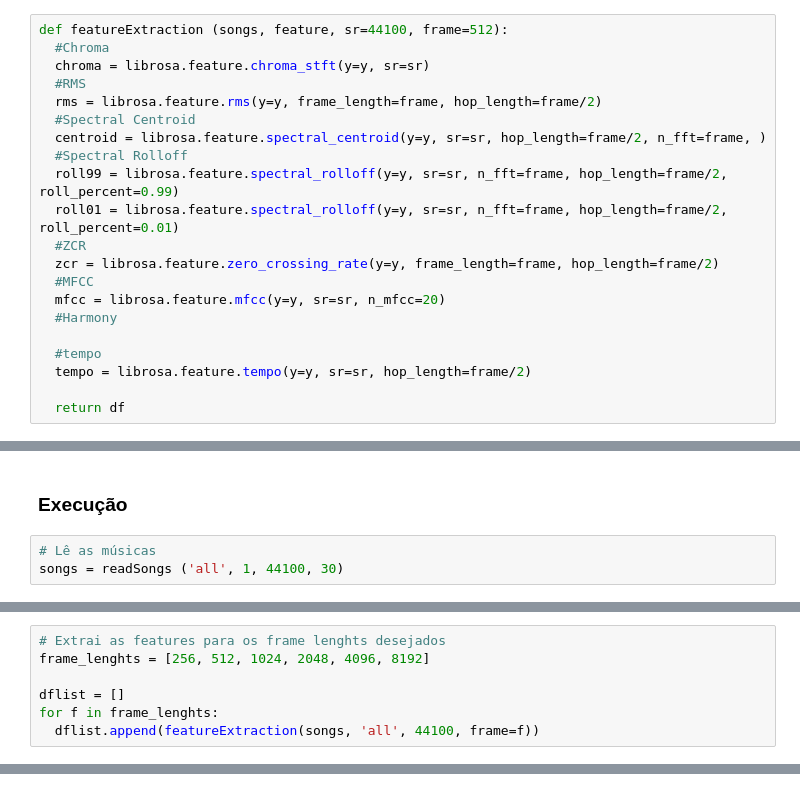
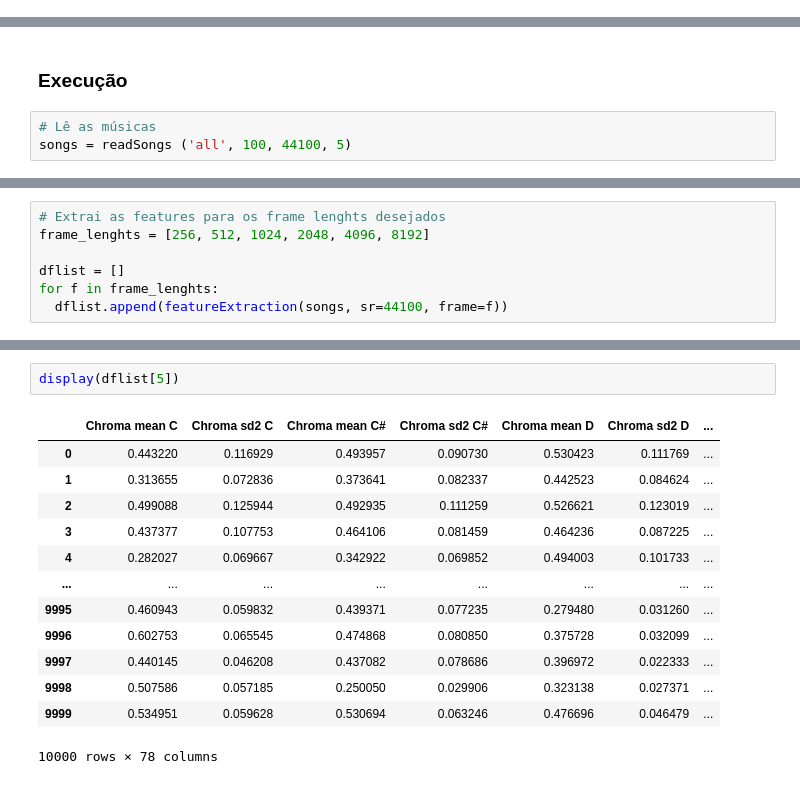
Before and after one commit to andryll/MGR-IC, a Jupyter notebook: codes/Feature_Extraction_v2.ipynb, the cells around one changed output, grey strips where cells are left out. Cells and saved outputs as stored; diff of their text form.

```diff
--- a/codes/Feature_Extraction_v2.ipynb
+++ b/codes/Feature_Extraction_v2.ipynb
@@ -78,24 +78,3 @@ def readSongs (genre, numSongs, sr=44100, duration = 30):
   return new_songs
 # %% [markdown]
 ### Extração das Features
-# %%
-def featureExtraction (songs, feature, sr=44100, frame=512):
-  #Chroma
-  chroma = librosa.feature.chroma_stft(y=y, sr=sr)
-  #RMS
-  rms = librosa.feature.rms(y=y, frame_length=frame, hop_length=frame/2)
-  #Spectral Centroid
-  centroid = librosa.feature.spectral_centroid(y=y, sr=sr, hop_length=frame/2, n_fft=frame, )
-  #Spectral Rolloff
-  roll99 = librosa.feature.spectral_rolloff(y=y, sr=sr, n_fft=frame, hop_length=frame/2, roll_percent=0.99)
-  roll01 = librosa.feature.spectral_rolloff(y=y, sr=sr, n_fft=frame, hop_length=frame/2, roll_percent=0.01)
-  #ZCR
-  zcr = librosa.feature.zero_crossing_rate(y=y, frame_length=frame, hop_length=frame/2)
-  #MFCC
-  mfcc = librosa.feature.mfcc(y=y, sr=sr, n_mfcc=20)
-  #Harmony
-
-  #tempo
-  tempo = librosa.feature.tempo(y=y, sr=sr, hop_length=frame/2)
-
-  return df
@@ -103,4 +177,4 @@ def featureExtraction (songs, feature, sr=44100, frame=512):
 ### Execução
 # %%
 # Lê as músicas
-songs = readSongs ('all', 1, 44100, 30)
+songs = readSongs ('all', 100, 44100, 5)
@@ -110,5 +196,5 @@ frame_lenghts = [256, 512, 1024, 2048, 4096, 8192]
 
 dflist = []
 for f in frame_lenghts:
-  dflist.append(featureExtraction(songs, 'all', 44100, frame=f))
+  dflist.append(featureExtraction(songs, sr=44100, frame=f))
 # %%
@@ -131,0 +239,16 @@ print(sd2)
+# %%
+display(dflist[5])
+# %% [output]
+|  | Chroma mean C | Chroma sd2 C | Chroma mean C# | Chroma sd2 C# | Chroma mean D | Chroma sd2 D | ... |
+| 0 | 0.443220 | 0.116929 | 0.493957 | 0.090730 | 0.530423 | 0.111769 | ... |
+| 1 | 0.313655 | 0.072836 | 0.373641 | 0.082337 | 0.442523 | 0.084624 | ... |
+| 2 | 0.499088 | 0.125944 | 0.492935 | 0.111259 | 0.526621 | 0.123019 | ... |
+| 3 | 0.437377 | 0.107753 | 0.464106 | 0.081459 | 0.464236 | 0.087225 | ... |
+| 4 | 0.282027 | 0.069667 | 0.342922 | 0.069852 | 0.494003 | 0.101733 | ... |
+| ... | ... | ... | ... | ... | ... | ... | ... |
+| 9995 | 0.460943 | 0.059832 | 0.439371 | 0.077235 | 0.279480 | 0.031260 | ... |
+| 9996 | 0.602753 | 0.065545 | 0.474868 | 0.080850 | 0.375728 | 0.032099 | ... |
+| 9997 | 0.440145 | 0.046208 | 0.437082 | 0.078686 | 0.396972 | 0.022333 | ... |
+| 9998 | 0.507586 | 0.057185 | 0.250050 | 0.029906 | 0.323138 | 0.027371 | ... |
+| 9999 | 0.534951 | 0.059628 | 0.530694 | 0.063246 | 0.476696 | 0.046479 | ... |
+10000 rows × 78 columns
```
Also changed, not shown: parts of 8 cells of this notebook.
